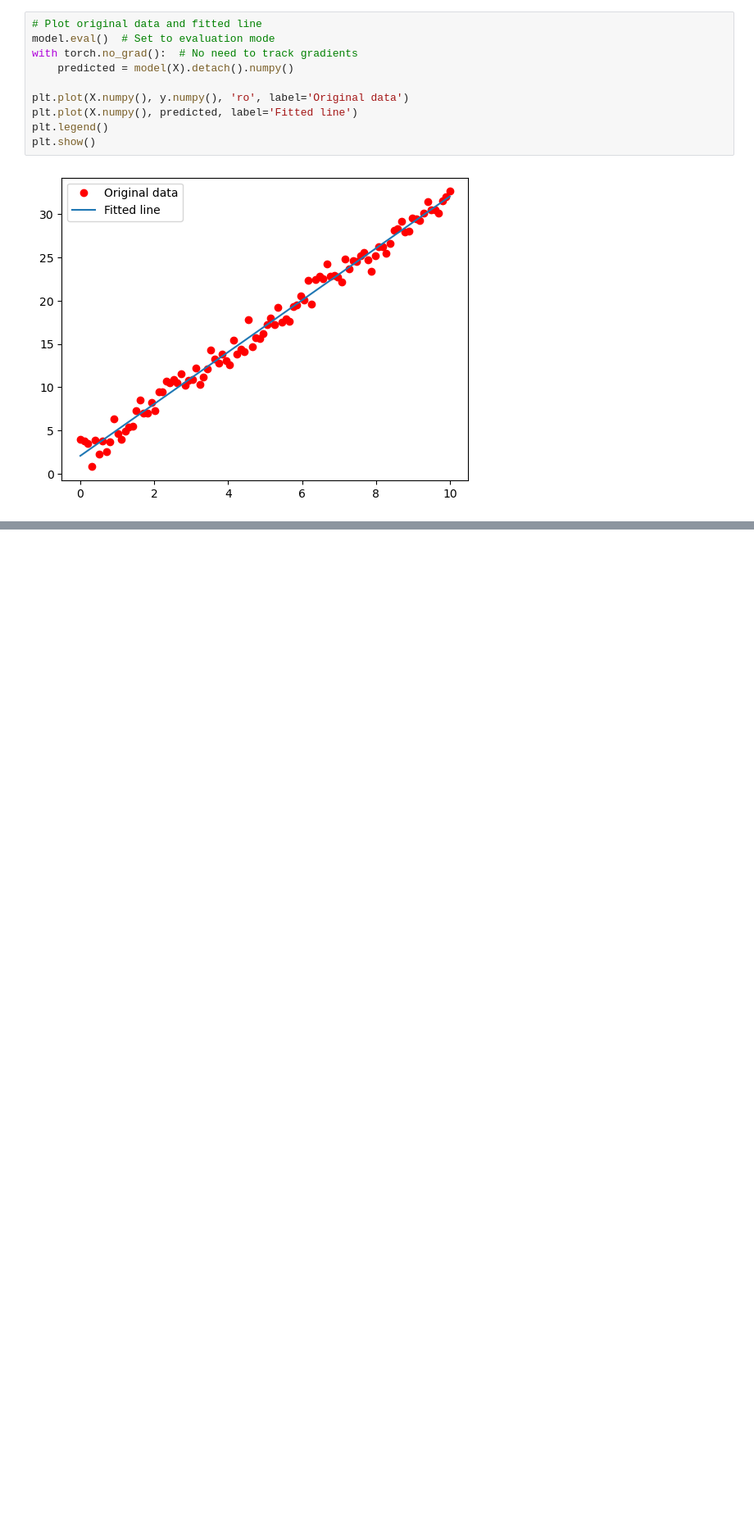
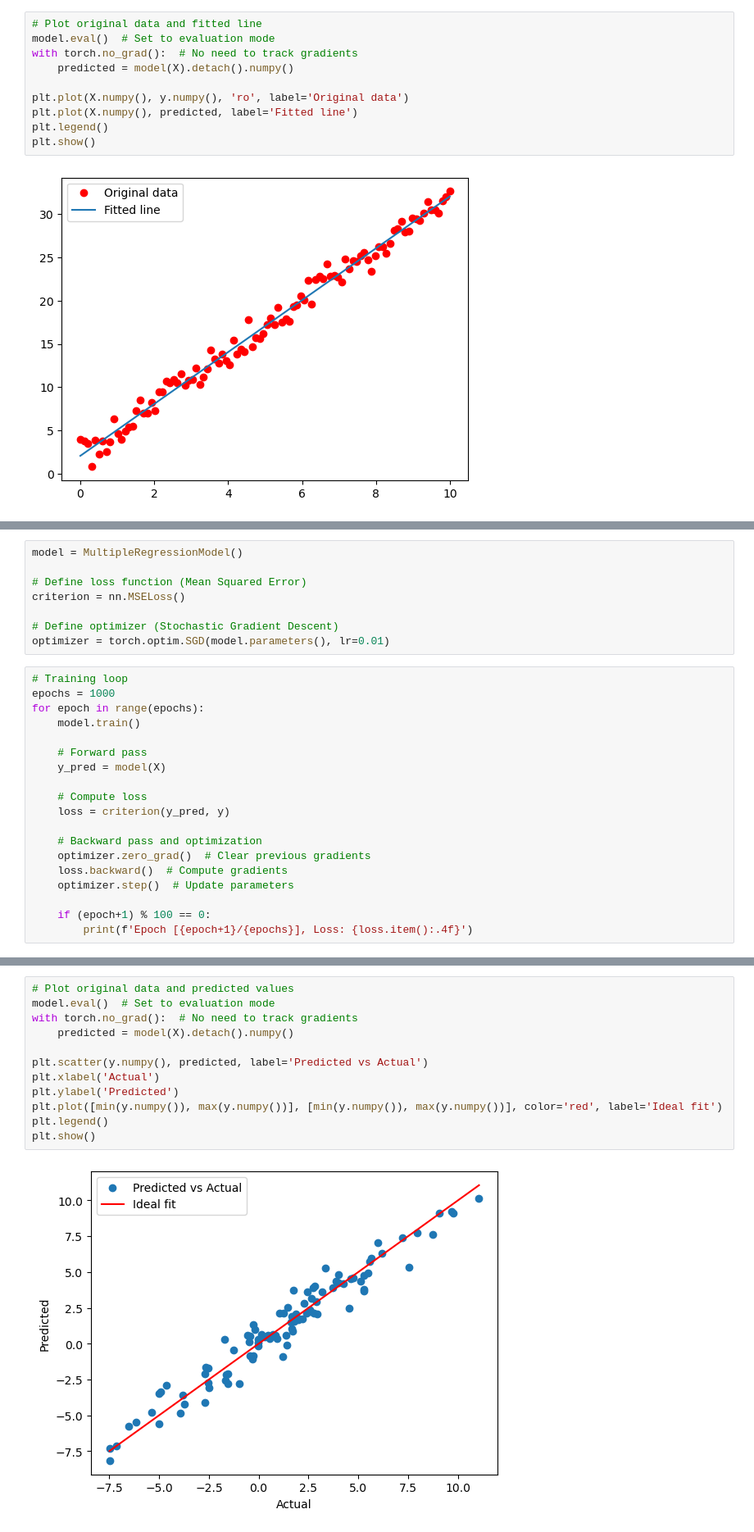
Before and after one commit to bunshee/IBM-AI-Engineering-Professional-Certificate, a Jupyter notebook: ML_Python.ipynb, the cells around one changed output, grey strips where cells are left out. Shown at 82% size. Cells and saved outputs as stored; diff of their text form; blank space fills up the shorter version.

```diff
--- a/ML_Python.ipynb
+++ b/ML_Python.ipynb
@@ -82,0 +133,27 @@ plt.show()
+# %%
+model = MultipleRegressionModel()
+
+# Define loss function (Mean Squared Error)
+criterion = nn.MSELoss()
+
+# Define optimizer (Stochastic Gradient Descent)
+optimizer = torch.optim.SGD(model.parameters(), lr=0.01)
+# %%
+# Training loop
+epochs = 1000
+for epoch in range(epochs):
+    model.train()
+
+    # Forward pass
+    y_pred = model(X)
+
+    # Compute loss
+    loss = criterion(y_pred, y)
+
+    # Backward pass and optimization
+    optimizer.zero_grad()  # Clear previous gradients
+    loss.backward()  # Compute gradients
+    optimizer.step()  # Update parameters
+
+    if (epoch+1) % 100 == 0:
+        print(f'Epoch [{epoch+1}/{epochs}], Loss: {loss.item():.4f}')
@@ -82,0 +171,14 @@ plt.show()
+# %%
+# Plot original data and predicted values
+model.eval()  # Set to evaluation mode
+with torch.no_grad():  # No need to track gradients
+    predicted = model(X).detach().numpy()
+
+plt.scatter(y.numpy(), predicted, label='Predicted vs Actual')
+plt.xlabel('Actual')
+plt.ylabel('Predicted')
+plt.plot([min(y.numpy()), max(y.numpy())], [min(y.numpy()), max(y.numpy())], color='red', label='Ideal fit')
+plt.legend()
+plt.show()
+# %% [output]
+[figure, added]
```
Also changed, not shown: parts of 8 cells of this notebook, 1 other file.
